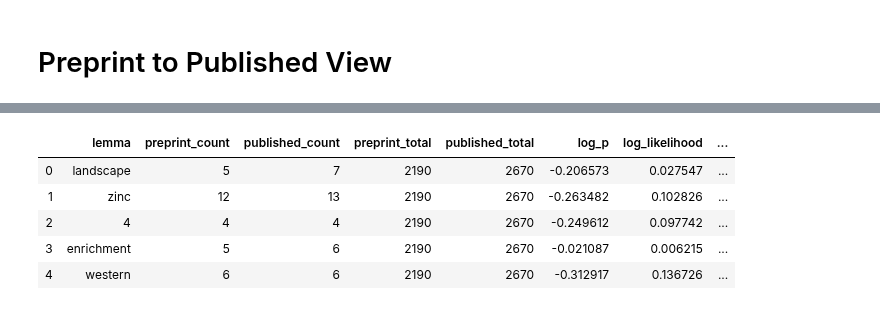
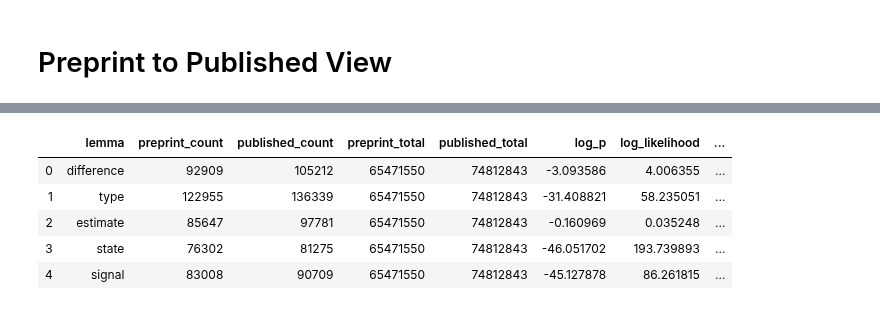
Before and after one commit to greenelab/annorxiver, a Jupyter notebook: biorxiv/corpora_comparison/biorxiv_pmc_corpora_comparison.ipynb, the cells around one changed output, grey strips where cells are left out. Drawn from its saved outputs; the diff is of its cells as text; code cells hidden in the pictures.

Commit message:
Updated analysis to all preprints vs published articles

```diff
--- a/biorxiv/corpora_comparison/biorxiv_pmc_corpora_comparison.ipynb
+++ b/biorxiv/corpora_comparison/biorxiv_pmc_corpora_comparison.ipynb
@@ -357,0 +360,6 @@ published_count = aggregate_word_counts(
+# %%
+published_count = aggregate_word_counts([
+    Path(f"output/pmc_word_counts/{file}.tsv")
+    for file in mapped_doi_df.pmcid.values.tolist()
+    if Path(f"output/pmc_word_counts/{file}.tsv").exists()
+])
@@ -363,6 +373,6 @@ preprint_count, published_count = remove_stop_words(
 # %% [output]
 [interactive output not drawn]
 # %%
-top_ten_preprint = preprint_count.most_common(100)
-top_ten_preprint[0:10]
+top_hundred_preprint = preprint_count.most_common(100)
+top_hundred_preprint[0:10]
 # %% [output]
@@ -379,4 +389,4 @@ top_ten_preprint[0:10]
 # %%
-top_ten_published = published_count.most_common(100)
-top_ten_published[0:10]
+top_hundred_published = published_count.most_common(100)
+top_hundred_published[0:10]
 # %% [output]
@@ -439,5 +449,5 @@ Number of words in published version but not in preprint:
 # %%
-total_words = set(list(dict(top_ten_preprint).keys()) + list(dict(top_ten_published).keys()))
+total_words = set(list(dict(top_hundred_preprint).keys()) + list(dict(top_hundred_published).keys()))
 data = []
 for word in tqdm_notebook(total_words):
 
@@ -462,17 +472,17 @@ for word in tqdm_notebook(total_words):
 # %%
 published_comparison_stats_df = pd.DataFrame.from_records(data)
 published_comparison_stats_df.to_csv(
-    "output/544536_v2_PMC6687187_comparison.tsv",
+    "output/preprint_to_published_comparison.tsv",
     sep="\t", index=False
 )
 published_comparison_stats_df.head()
 # %% [output]
 |  | lemma | preprint_count | published_count | preprint_total | published_total | log_p | log_likelihood | ... |
-| 0 | landscape | 5 | 7 | 2190 | 2670 | -0.206573 | 0.027547 | ... |
-| 1 | zinc | 12 | 13 | 2190 | 2670 | -0.263482 | 0.102826 | ... |
-| 2 | 4 | 4 | 4 | 2190 | 2670 | -0.249612 | 0.097742 | ... |
-| 3 | enrichment | 5 | 6 | 2190 | 2670 | -0.021087 | 0.006215 | ... |
-| 4 | western | 6 | 6 | 2190 | 2670 | -0.312917 | 0.136726 | ... |
+| 0 | difference | 92909 | 105212 | 65471550 | 74812843 | -3.093586 | 4.006355 | ... |
+| 1 | type | 122955 | 136339 | 65471550 | 74812843 | -31.408821 | 58.235051 | ... |
+| 2 | estimate | 85647 | 97781 | 65471550 | 74812843 | -0.160969 | 0.035248 | ... |
+| 3 | state | 76302 | 81275 | 65471550 | 74812843 | -46.051702 | 193.739893 | ... |
+| 4 | signal | 83008 | 90709 | 65471550 | 74812843 | -45.127878 | 86.261815 | ... |
 # %%
 (
     published_comparison_stats_df
```
Also changed, not shown: parts of 19 cells of this notebook, 3 other files.
